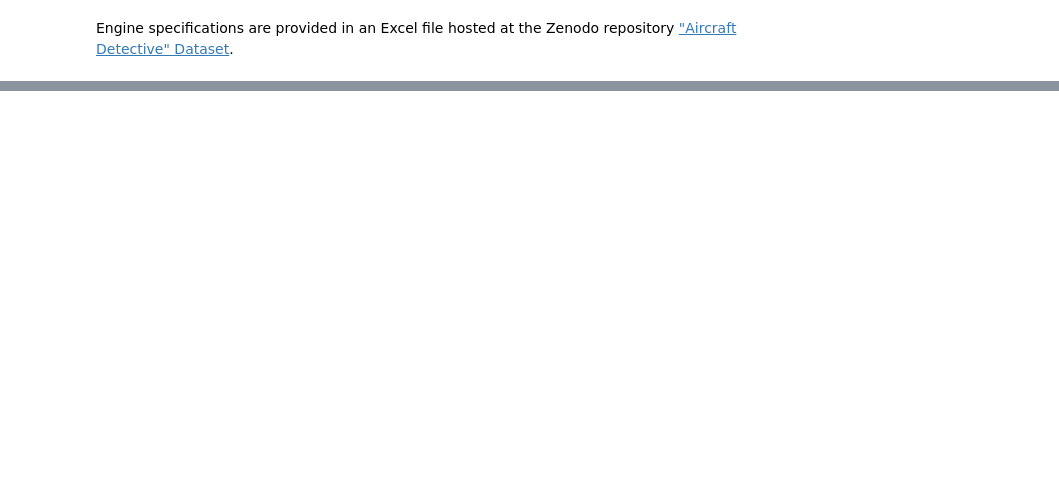
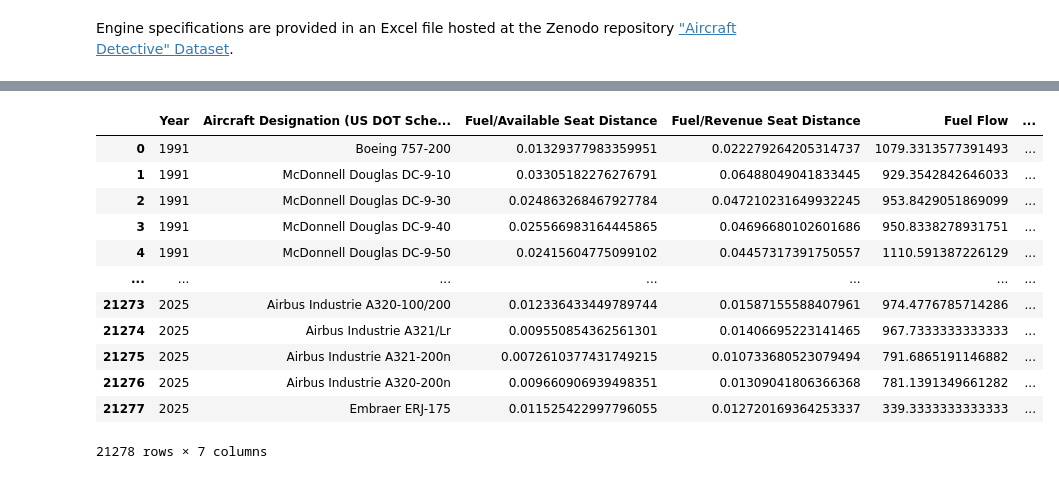
Before and after one commit to sustainableaviation/aircraftdetective, a Jupyter notebook: docs/tutorial.ipynb, the cells around one changed output, grey strips where cells are left out. Cells and saved outputs as stored; diff of their text form; code cells hidden in the pictures; blank space fills up the shorter version.

```diff
--- a/docs/tutorial.ipynb
+++ b/docs/tutorial.ipynb
@@ -98,0 +200,16 @@ df_with_dot
+# %%
+df_t2
+# %% [output]
+|  | Year | Aircraft Designation (US DOT Sche... | Fuel/Available Seat Distance | Fuel/Revenue Seat Distance | Fuel Flow | ... |
+| 0 | 1991 | Boeing 757-200 | 0.01329377983359951 | 0.022279264205314737 | 1079.3313577391493 | ... |
+| 1 | 1991 | McDonnell Douglas DC-9-10 | 0.03305182276276791 | 0.06488049041833445 | 929.3542842646033 | ... |
+| 2 | 1991 | McDonnell Douglas DC-9-30 | 0.024863268467927784 | 0.047210231649932245 | 953.8429051869099 | ... |
+| 3 | 1991 | McDonnell Douglas DC-9-40 | 0.025566983164445865 | 0.04696680102601686 | 950.8338278931751 | ... |
+| 4 | 1991 | McDonnell Douglas DC-9-50 | 0.02415604775099102 | 0.04457317391750557 | 1110.591387226129 | ... |
+| ... | ... | ... | ... | ... | ... | ... |
+| 21273 | 2025 | Airbus Industrie A320-100/200 | 0.012336433449789744 | 0.01587155588407961 | 974.4776785714286 | ... |
+| 21274 | 2025 | Airbus Industrie A321/Lr | 0.009550854362561301 | 0.01406695223141465 | 967.7333333333333 | ... |
+| 21275 | 2025 | Airbus Industrie A321-200n | 0.0072610377431749215 | 0.010733680523079494 | 791.6865191146882 | ... |
+| 21276 | 2025 | Airbus Industrie A320-200n | 0.009660906939498351 | 0.01309041806366368 | 781.1391349661282 | ... |
+| 21277 | 2025 | Embraer ERJ-175 | 0.011525422997796055 | 0.012720169364253337 | 339.3333333333333 | ... |
+21278 rows × 7 columns
```
Also changed, not shown: parts of 14 cells of this notebook, 8 other files.
